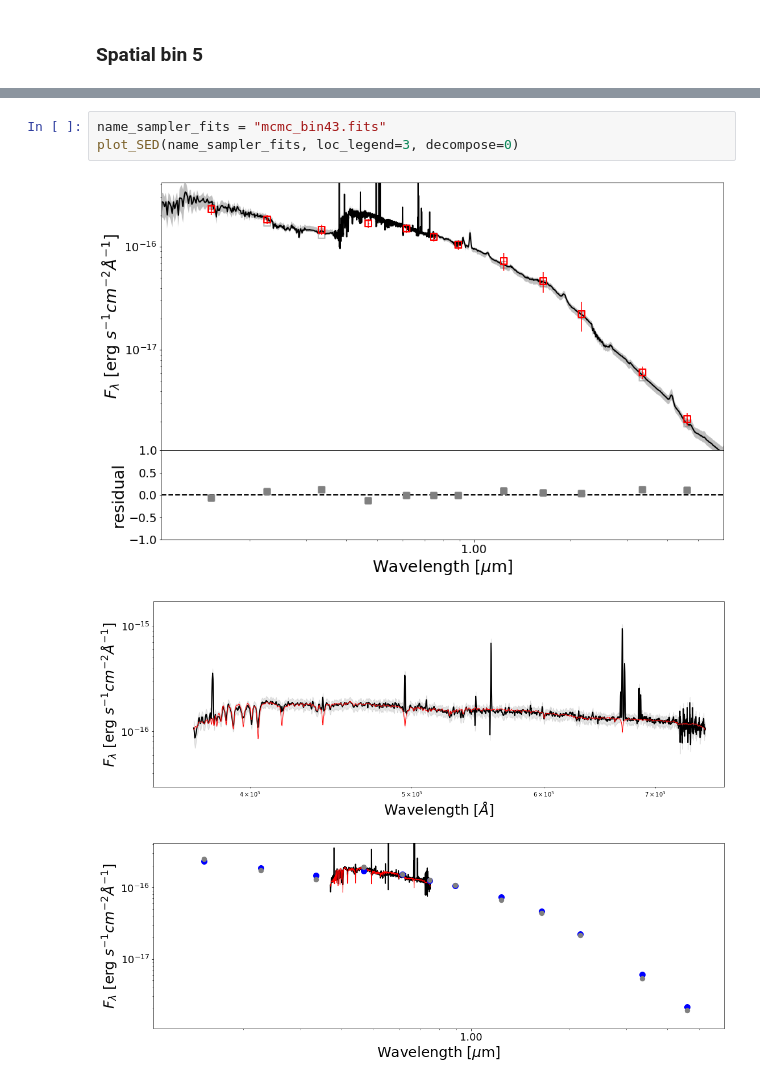
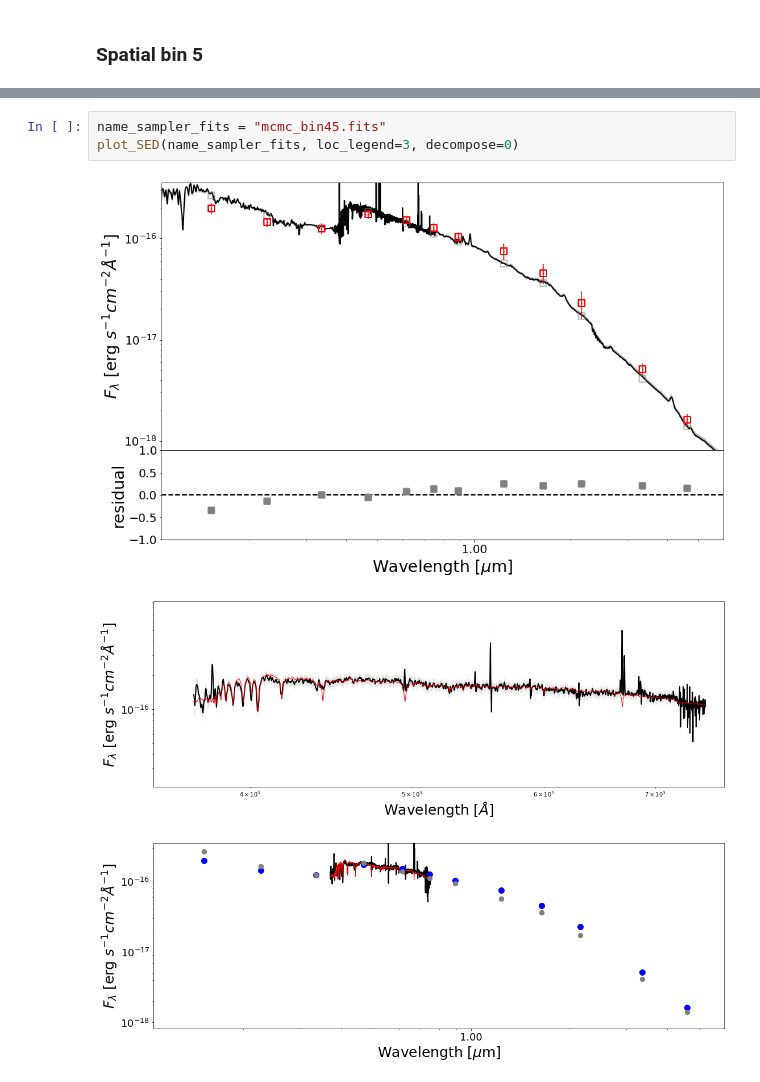
Before and after one commit to aabdurrouf/piXedfit, a Jupyter notebook: examples/FUVtoNIR_CALIFA/Step6_SEDfitting.ipynb, the cells around one changed output, grey strips where cells are left out. Drawn from its saved outputs; the diff is of its cells as text.

```diff
--- a/examples/FUVtoNIR_CALIFA/Step6_SEDfitting.ipynb
+++ b/examples/FUVtoNIR_CALIFA/Step6_SEDfitting.ipynb
@@ -198,8 +275,8 @@ Plotting posteriors probability distributions
 # %%
-name_sampler_fits = "mcmc_bin43.fits"
+name_sampler_fits = "mcmc_bin45.fits"
 plot_SED(name_sampler_fits, loc_legend=3, decompose=0)
 # %% [output]
-[figure, old version]
+[figure, new version]
-[figure, old version]
+[figure, new version]
-[figure, old version]
+[figure, new version]
 # %% [markdown]
```
Also changed, not shown: parts of 28 cells of this notebook, 2 other files.
